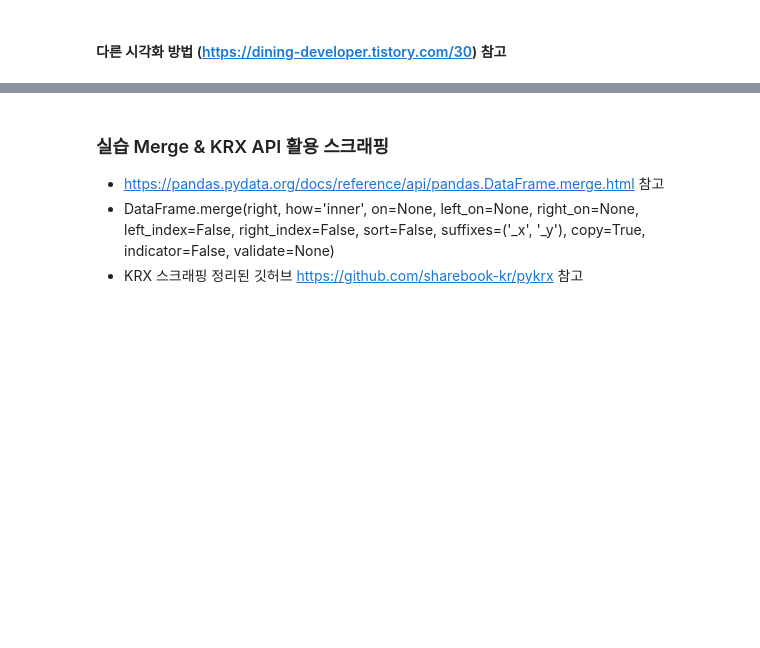
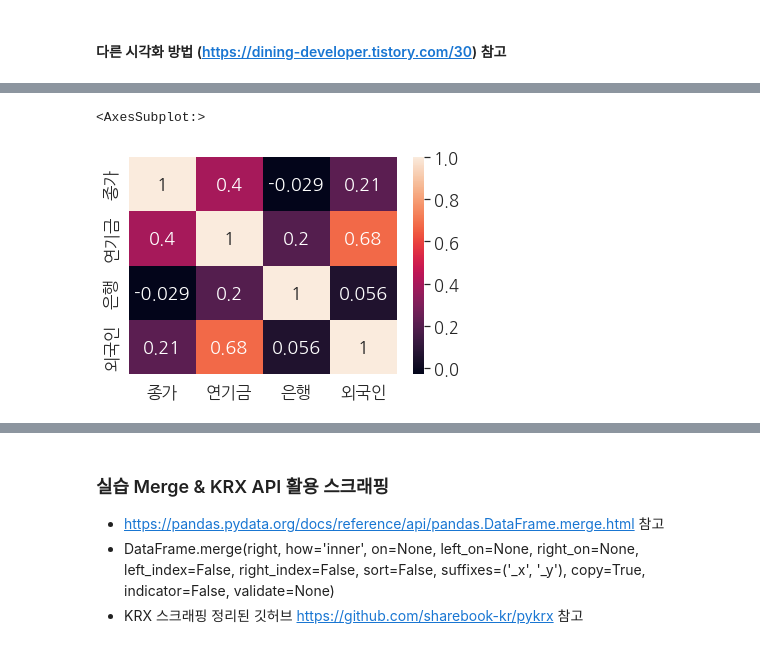
Before and after one commit to 8robbieboy8/GITHUB_TEST, a Jupyter notebook: 튜터링/pandas_study(튜터링)4.ipynb, the cells around one changed output, grey strips where cells are left out. Drawn from its saved outputs; the diff is of its cells as text; code cells hidden in the pictures; blank space fills up the shorter version.

```diff
--- a/튜터링/pandas_study(튜터링)4.ipynb
+++ b/튜터링/pandas_study(튜터링)4.ipynb
@@ -1443,0 +1525,14 @@ plt.show()
+# %%
+df_purchases_of_equities = stock.get_market_trading_volume_by_date("20200401", "20200430", "KOSPI", etf=True, etn=True, elw=True, detail=True)
+
+df_purchases_of_equities = df_purchases_of_equities[['연기금', '은행', '외국인']]
+# %%
+df = stock.get_index_ohlcv("20200401", "20200430", "1028")
+df = df[['종가']]
+df_last =  pd.concat([df_f, df], axis=0)
+# %%
+# 8. df와 df_purchases_of_equities를 df_last합치기
+
+# df_last = pd.merge(df, df_purchases_of_equities, how='outer', left_index=True, right_index=True)
+df_last = pd.concat([df, df_purchases_of_equities], axis=1)
+df_last
@@ -1443,0 +1570,9 @@ plt.show()
+# %%
+plt.rcParams['font.family'] = 'NanumGothic'
+
+
+df_last_c = df_last.corr()
+sns.heatmap(df_last_c, annot = True)
+# %% [output]
+<AxesSubplot:>
+[figure, added]
```
Also changed, not shown: parts of 15 cells of this notebook.
